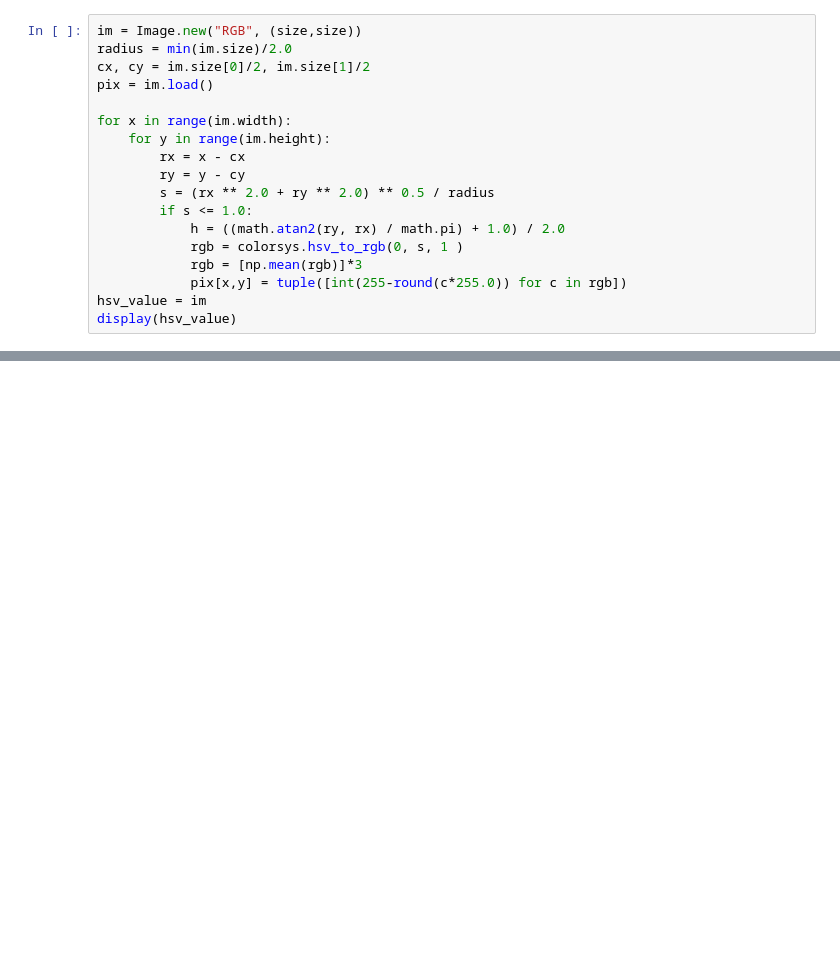
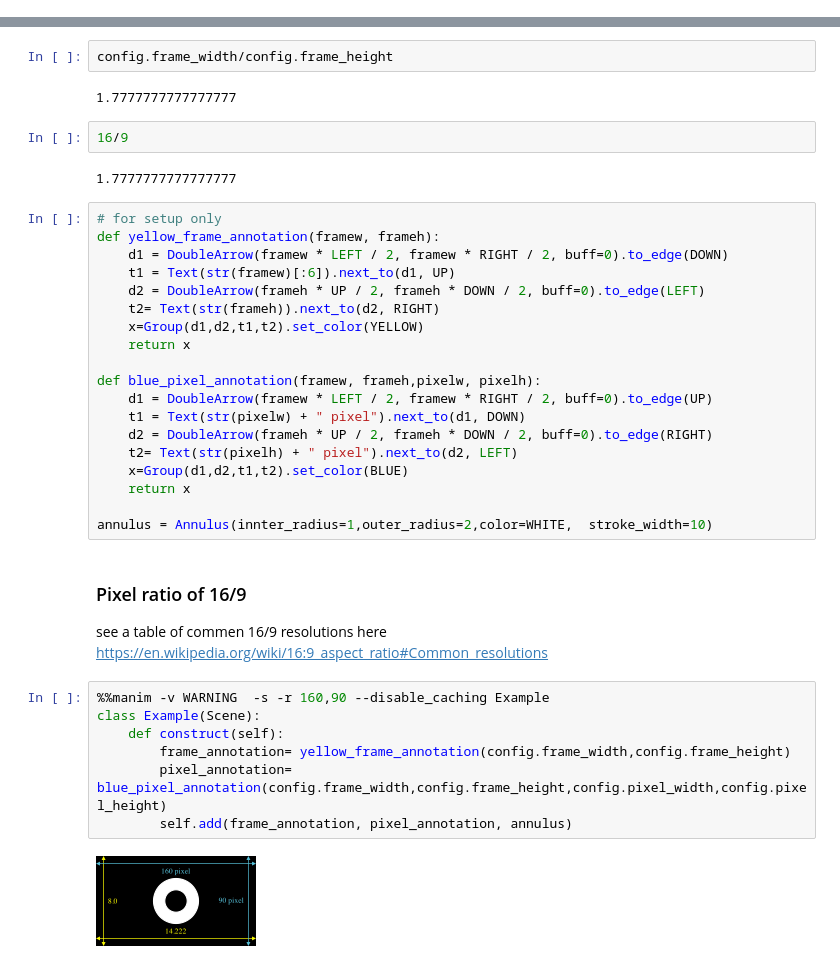
Before and after one commit to kolibril13/flyingframes, a Jupyter notebook: docs/source/ch5.ipynb, the cells around one changed output, grey strips where cells are left out. Cells and saved outputs as stored; diff of their text form; blank space fills up the shorter version.

```diff
--- a/docs/source/ch5.ipynb
+++ b/docs/source/ch5.ipynb
@@ -31,18 +0,0 @@ display(hsv_hue_sat)
-# %%
-im = Image.new("RGB", (size,size))
-radius = min(im.size)/2.0
-cx, cy = im.size[0]/2, im.size[1]/2
-pix = im.load()
-
-for x in range(im.width):
-    for y in range(im.height):
-        rx = x - cx
-        ry = y - cy
-        s = (rx ** 2.0 + ry ** 2.0) ** 0.5 / radius
-        if s <= 1.0:
-            h = ((math.atan2(ry, rx) / math.pi) + 1.0) / 2.0
-            rgb = colorsys.hsv_to_rgb(0, s, 1 )
-            rgb = [np.mean(rgb)]*3
-            pix[x,y] = tuple([int(255-round(c*255.0)) for c in rgb])
-hsv_value = im
-display(hsv_value)
@@ -151,0 +11,39 @@ class Idea3(Scene):
+# %%
+config.frame_width/config.frame_height
+# %% [output]
+1.7777777777777777
+# %%
+16/9
+# %% [output]
+1.7777777777777777
+# %%
+# for setup only
+def yellow_frame_annotation(framew, frameh):
+    d1 = DoubleArrow(framew * LEFT / 2, framew * RIGHT / 2, buff=0).to_edge(DOWN)
+    t1 = Text(str(framew)[:6]).next_to(d1, UP)
+    d2 = DoubleArrow(frameh * UP / 2, frameh * DOWN / 2, buff=0).to_edge(LEFT)
+    t2= Text(str(frameh)).next_to(d2, RIGHT)
+    x=Group(d1,d2,t1,t2).set_color(YELLOW)
+    return x
+
+def blue_pixel_annotation(framew, frameh,pixelw, pixelh):
+    d1 = DoubleArrow(framew * LEFT / 2, framew * RIGHT / 2, buff=0).to_edge(UP)
+    t1 = Text(str(pixelw) + " pixel").next_to(d1, DOWN)
+    d2 = DoubleArrow(frameh * UP / 2, frameh * DOWN / 2, buff=0).to_edge(RIGHT)
+    t2= Text(str(pixelh) + " pixel").next_to(d2, LEFT)
+    x=Group(d1,d2,t1,t2).set_color(BLUE)
+    return x
+
+annulus = Annulus(innter_radius=1,outer_radius=2,color=WHITE,  stroke_width=10)
+# %% [markdown]
+###  Pixel ratio of 16/9
+see a table of commen 16/9 resolutions here https://en.wikipedia.org/wiki/16:9_aspect_ratio#Common_resolutions
+# %%
+%%manim -v WARNING  -s -r 160,90 --disable_caching Example
+class Example(Scene):
+    def construct(self):
+        frame_annotation= yellow_frame_annotation(config.frame_width,config.frame_height)
+        pixel_annotation= blue_pixel_annotation(config.frame_width,config.frame_height,config.pixel_width,config.pixel_height)
+        self.add(frame_annotation, pixel_annotation, annulus)
+# %% [output]
+[figure, added]
```
Also changed, not shown: parts of 18 cells of this notebook, 3 other files.
